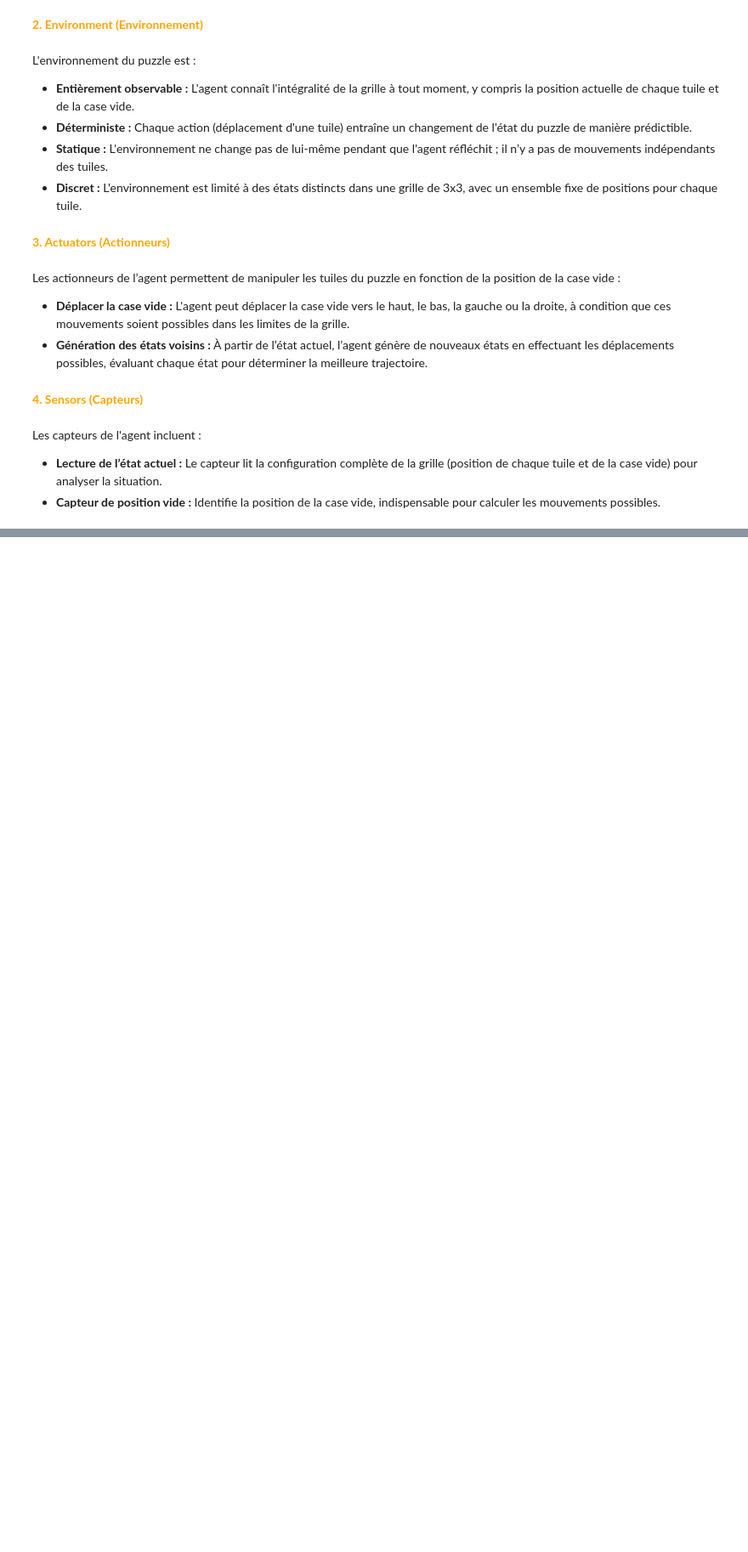
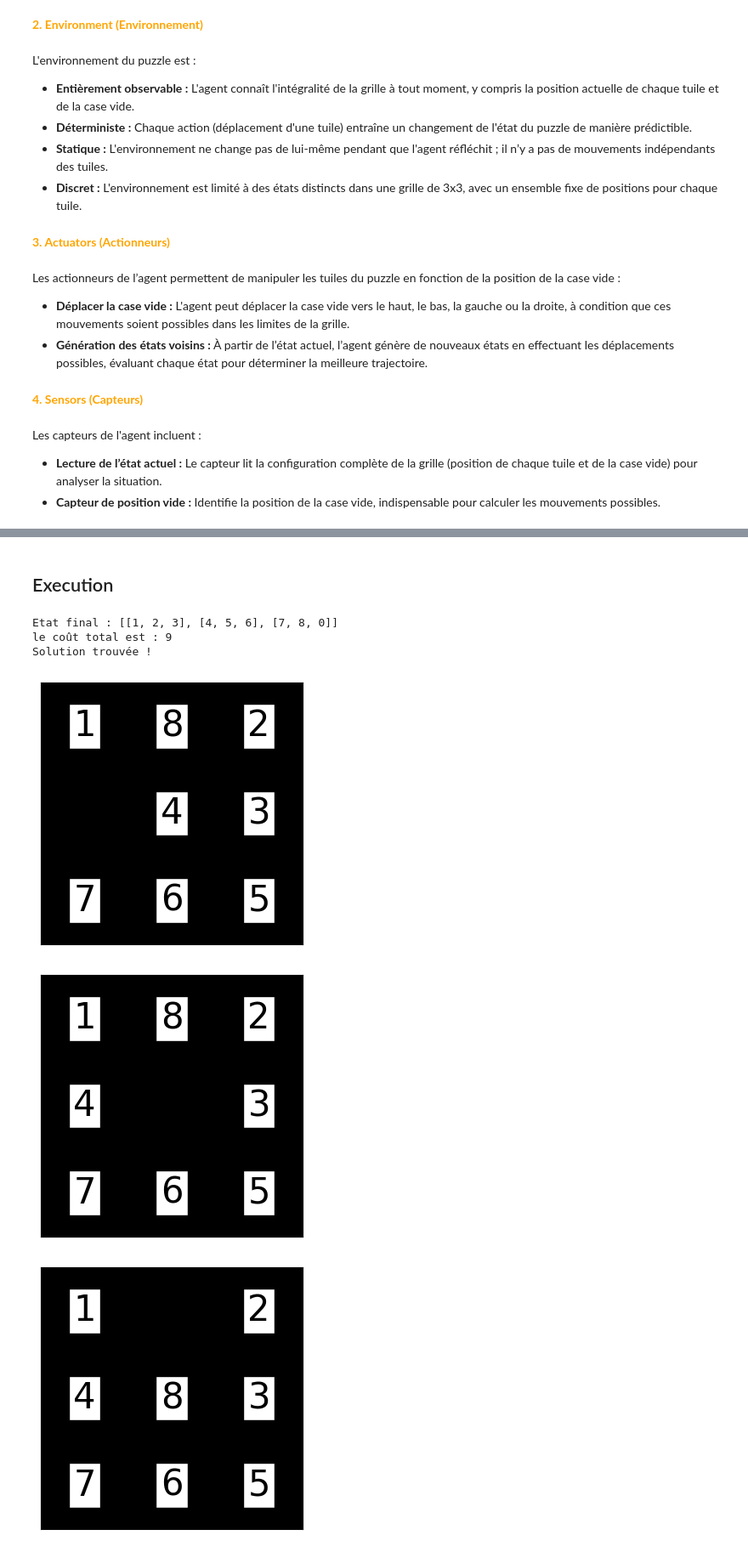
Before and after one commit to hmaghzaz/8_puzzle, a Jupyter notebook: 8_puzzle.ipynb, the cells around one changed output, grey strips where cells are left out. Shown at 85% size. Saved outputs shown, nothing was run; the diff lists cells and outputs as text; code cells hidden in the pictures; blank space fills up the shorter version.

Commit message:
10 - Execution : Ajout des états initiaux et du code pour l'execution

```diff
--- a/8_puzzle.ipynb
+++ b/8_puzzle.ipynb
@@ -519,0 +606,13 @@ Les capteurs de l'agent incluent :
+# %% [markdown]
+## Execution
+# %%
+# Exécuter la résolution avec visualisation
+main = Main(initial_puzzle)
+main.run()
+# %% [output]
+Etat final : [[1, 2, 3], [4, 5, 6], [7, 8, 0]]
+le coût total est : 9
+Solution trouvée !
+[figure, added]
+[figure, added]
+[figure, added]
```
Also changed, not shown: parts of 3 cells of this notebook.
